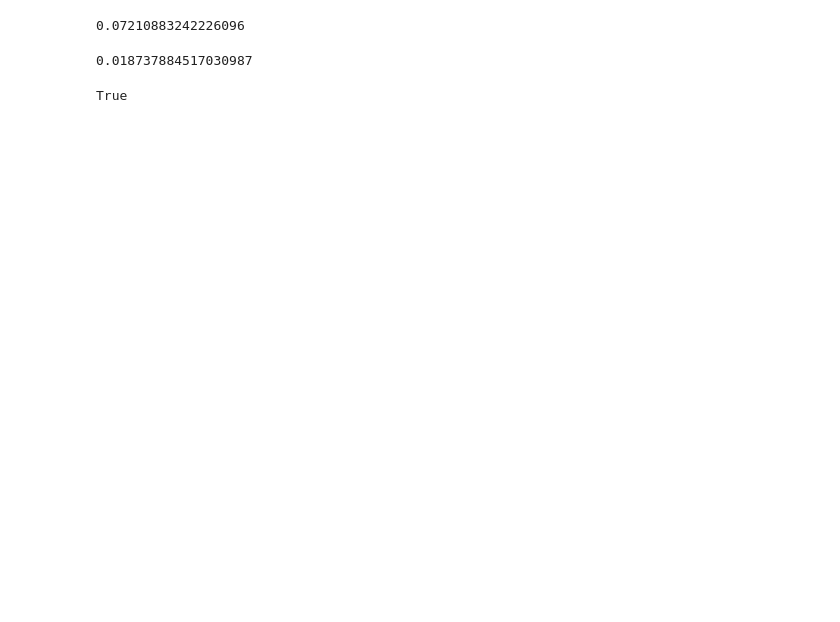
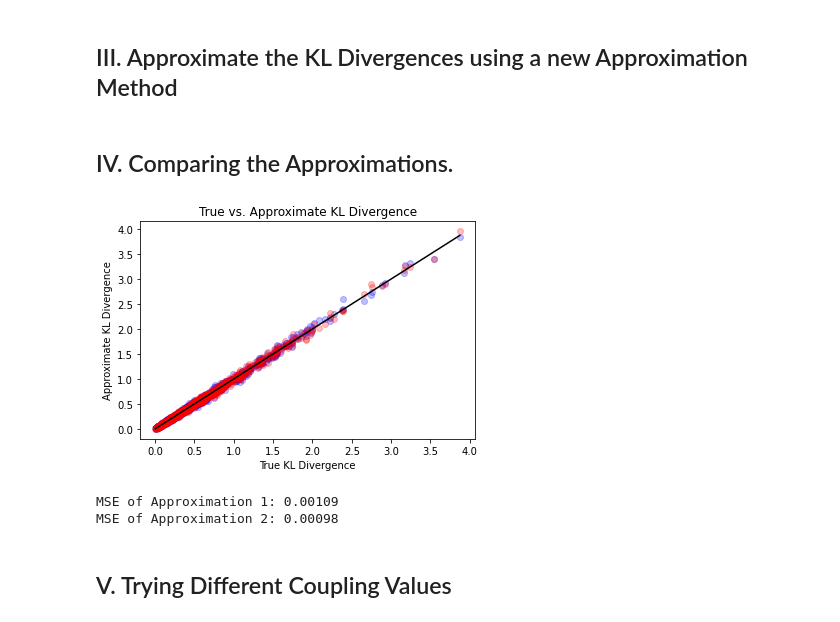
Before and after one commit to Photrek/Nonlinear-Statistical-Coupling, a Jupyter notebook: workspace/john/Coupled Entropy of Realizations of Random Variables/Misc Work.ipynb, the cells around one changed output. Cells and saved outputs as stored; diff of their text form; code cells hidden in the pictures; blank space fills up the shorter version.

Commit message:
Worked on testing an alternate way of calculating the coupled KL divergence.

```diff
--- a/workspace/john/Coupled Entropy of Realizations of Random Variables/Misc Work.ipynb
+++ b/workspace/john/Coupled Entropy of Realizations of Random Variables/Misc Work.ipynb
@@ -27,4 +75,13 @@ array([0.07213177])
 # %%
-coupled_kl_divergence_norm(mvn_1, mvn_2, kappa=0, alpha=2, n=10000, seed=1)
+# Set the number of approximations to use.
+n_approx = 1000
+
+# Instantiate n multivariate normals with the mu_1 means.
+mvn_1 = MVCN(loc=mu_1, scale=np.sqrt(sigma_diag_1), kappa=0)
+# Instantiate n multivariate normals with the mu_2 means.
+mvn_2 = MVCN(loc=mu_2, scale=np.sqrt(sigma_diag_2), kappa=0)
+
+# Get the approximate KL divergences.
+approx_kl_divs_1 = coupled_kl_divergence_norm(mvn_1, mvn_2, kappa=0, alpha=2, n=n_approx, seed=1)
-# %% [output]
-0.07210883242226096
+# %% [markdown]
+## III. Approximate the KL Divergences using a new Approximation Method
@@ -31,18 +118,41 @@ coupled_kl_divergence_norm(mvn_1, mvn_2, kappa=0, alpha=2, n=10000, seed=1)
+# %%
+# Generate samples from the first distribution.
+samples_1 = mvn_1.sample_n(n_approx)
+
+# Get the probability densities for the samples from each distribution.
+probs_1 = mvn_1.prob(samples_1).reshape(n, n_approx)
+probs_2 = mvn_2.prob(samples_1).reshape(n, n_approx)
+
+# Calculate the approximate KL divergences in a different way.
+approx_kl_divs_2 = coupled_kl_divergence(probs_1, probs_2, kappa=0)
+# %% [markdown]
+## IV. Comparing the Approximations.
 # %%
-n = 10000
+# Get the minimum and maximums to use for a line.
+start_kl_div = np.min(true_kl_divs), np.max(true_kl_divs)
+end_kl_div = np.min(true_kl_divs), np.max(true_kl_divs)
 
-samples_1 = mvn_1.sample_n(n)
-
-probs_1 = mvn_1.prob(samples_1).reshape(-1,)
-probs_2 = mvn_2.prob(samples_1).reshape(-1,)
-
-coupled_kl_divergence_prob(probs_1, probs_2) / n
+plt.plot(start_kl_div, end_kl_div,
+        color="black")
+plt.scatter(true_kl_divs, approx_kl_divs_1,
+           color="blue", alpha=0.25)
+plt.scatter(true_kl_divs, approx_kl_divs_2,
+           color="red", alpha=0.25)
+plt.xlabel("True KL Divergence")
+plt.ylabel("Approximate KL Divergence")
+plt.title("True vs. Approximate KL Divergence")
+plt.show()
 # %% [output]
-0.018737884517030987
+[figure, added]
 # %%
-scipy_mvn_1 = multivariate_normal(mu_1[0], sigma_diag_1[0])
-scipy_mvn_2 = multivariate_normal(mu_2[0], sigma_diag_2[0])
+# Calculate the MSE of the approximate KL divergences
+mse_approx_1 = np.mean((true_kl_divs - approx_kl_divs_1)**2)
+mse_approx_2 = np.mean((true_kl_divs - approx_kl_divs_2)**2)
 
-np.allclose(scipy_mvn_1.pdf(samples_1), probs_1) & np.allclose(scipy_mvn_2.pdf(samples_1), probs_2)
+print(f"MSE of Approximation 1: {np.round(mse_approx_1, 5)}")
+print(f"MSE of Approximation 2: {np.round(mse_approx_2, 5)}")
 # %% [output]
-True
+MSE of Approximation 1: 0.00109
+MSE of Approximation 2: 0.00098
+# %% [markdown]
+## V. Trying Different Coupling Values
```
Also changed, not shown: parts of 16 cells of this notebook.
